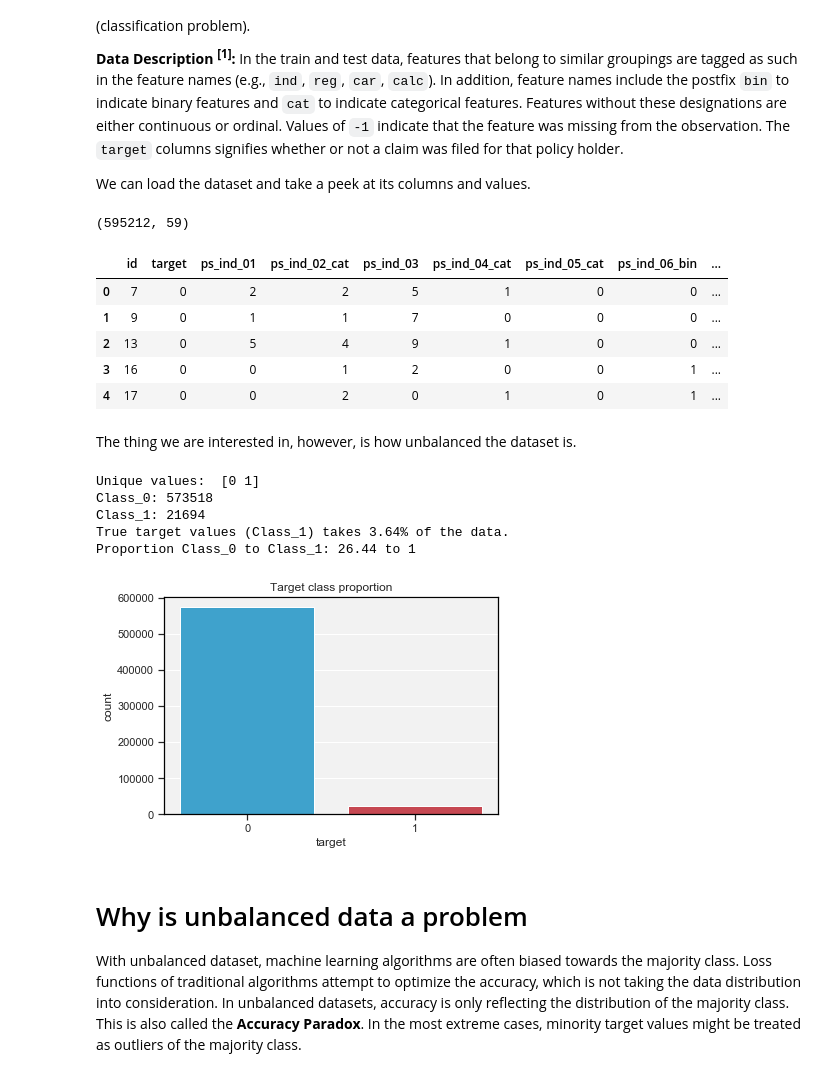
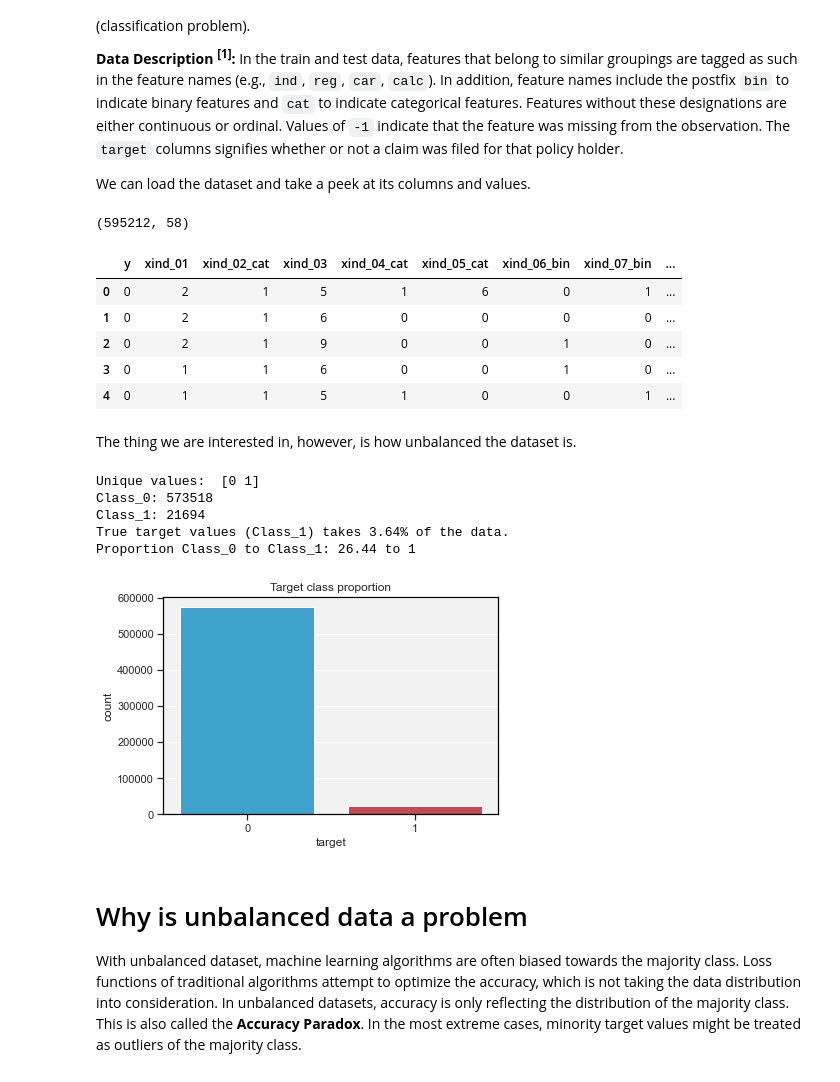
Before and after one commit to EnviloN/unbalanced-data-classification, a Jupyter notebook: UnbalancedData.ipynb, the cells around one changed output. Saved outputs shown, nothing was run; the diff lists cells and outputs as text; code cells hidden in the pictures.

```diff
--- a/UnbalancedData.ipynb
+++ b/UnbalancedData.ipynb
@@ -81,45 +88,45 @@ In the train and test data, features that belong to similar groupings are tagged
 We can load the dataset and take a peek at its columns and values.
 # %%
 # read data into pandas
-df = pd.read_csv('data/train.csv')
+df = pd.read_csv('data/data.csv')
 # %%
 # display the shape and first 5 rows of the dataset
 print(df.shape)
 df.head()
 # %% [output]
-(595212, 59)
+(595212, 58)
-|  | id | target | ps_ind_01 | ps_ind_02_cat | ps_ind_03 | ps_ind_04_cat | ps_ind_05_cat | ps_ind_06_bin | ... |
-| 0 | 7 | 0 | 2 | 2 | 5 | 1 | 0 | 0 | ... |
-| 1 | 9 | 0 | 1 | 1 | 7 | 0 | 0 | 0 | ... |
-| 2 | 13 | 0 | 5 | 4 | 9 | 1 | 0 | 0 | ... |
-| 3 | 16 | 0 | 0 | 1 | 2 | 0 | 0 | 1 | ... |
-| 4 | 17 | 0 | 0 | 2 | 0 | 1 | 0 | 1 | ... |
+|  | y | xind_01 | xind_02_cat | xind_03 | xind_04_cat | xind_05_cat | xind_06_bin | xind_07_bin | ... |
+| 0 | 0 | 2 | 1 | 5 | 1 | 6 | 0 | 1 | ... |
+| 1 | 0 | 2 | 1 | 6 | 0 | 0 | 0 | 0 | ... |
+| 2 | 0 | 2 | 1 | 9 | 0 | 0 | 1 | 0 | ... |
+| 3 | 0 | 1 | 1 | 6 | 0 | 0 | 1 | 0 | ... |
+| 4 | 0 | 1 | 1 | 5 | 1 | 0 | 0 | 1 | ... |
 # %% [markdown]
 The thing we are interested in, however, is how unbalanced the dataset is.
 # %%
 # check uniqie values
-target = df.target
+target = df.y
 print("Unique values: ", target.unique())
 
 # count rows with these values and compute proportion
 target_val_cnt = target.value_counts()
 print("Class_0:", target_val_cnt[0])
 print("Class_1:", target_val_cnt[1])
 print("True target values (Class_1) takes {:0.2f}% of the data.".format(target_val_cnt[1]/len(target)*100))
 print("Proportion Class_0 to Class_1: {:0.2f} to 1".format(target_val_cnt[0] / target_val_cnt[1]))
 
 # graphical representation of the proportion
 sns.barplot(x=target.unique(),y=target_val_cnt)
 plt.xlabel("target")
 plt.ylabel("count");
 plt.title("Target class proportion");
 # %% [output]
 Unique values:  [0 1]
 Class_0: 573518
 Class_1: 21694
 True target values (Class_1) takes 3.64% of the data.
 Proportion Class_0 to Class_1: 26.44 to 1
-[figure, old version]
+[figure, new version]
 # %% [markdown]
 # Why is unbalanced data a problem
 
```
Also changed, not shown: parts of 19 cells of this notebook.
